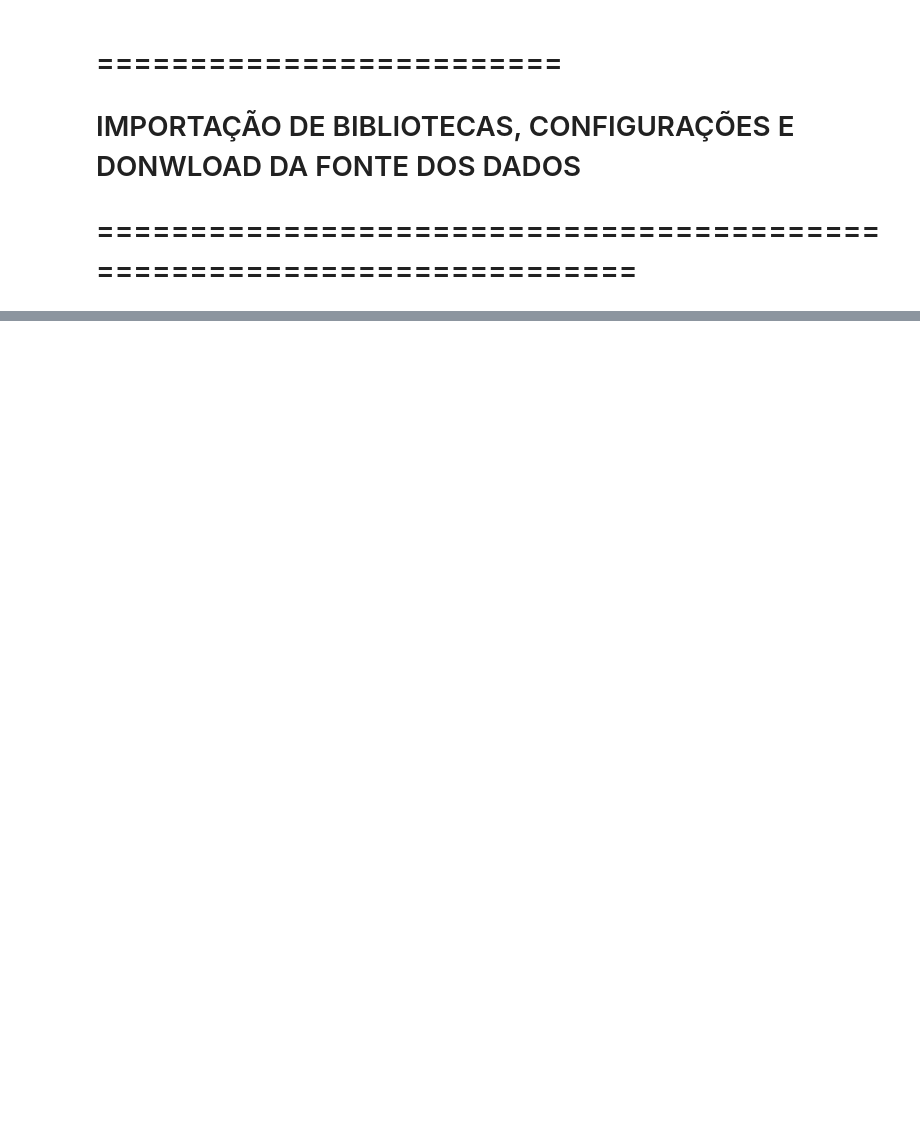
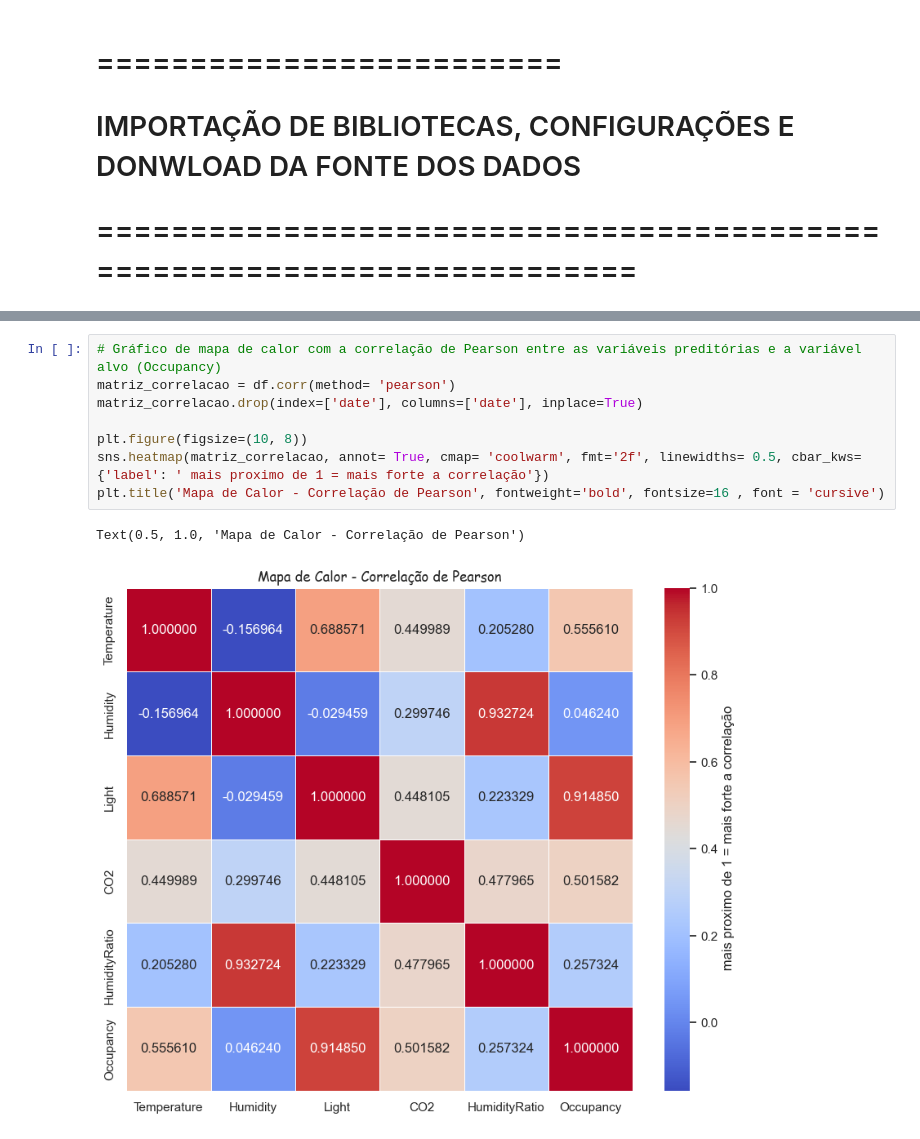
Before and after one commit to isaaclicCode/Projeto_de_Machine_Learning_Isaac_Trenard, a Jupyter notebook: notebooks/EDA.ipynb, the cells around one changed output, grey strips where cells are left out. Cells and saved outputs as stored; diff of their text form; blank space fills up the shorter version.

```diff
--- a/notebooks/EDA.ipynb
+++ b/notebooks/EDA.ipynb
@@ -24,0 +146,11 @@ ModuleNotFoundError: No module named 'sklearn.neigbors'
+# %%
+# Gráfico de mapa de calor com a correlação de Pearson entre as variáveis preditórias e a variável alvo (Occupancy)
+matriz_correlacao = df.corr(method= 'pearson')
+matriz_correlacao.drop(index=['date'], columns=['date'], inplace=True)
+
+plt.figure(figsize=(10, 8))
+sns.heatmap(matriz_correlacao, annot= True, cmap= 'coolwarm', fmt='2f', linewidths= 0.5, cbar_kws={'label': ' mais proximo de 1 = mais forte a correlação'})
+plt.title('Mapa de Calor - Correlação de Pearson', fontweight='bold', fontsize=16 , font = 'cursive')
+# %% [output]
+Text(0.5, 1.0, 'Mapa de Calor - Correlação de Pearson')
+[figure, added]
```
Also changed, not shown: parts of 11 cells of this notebook.
